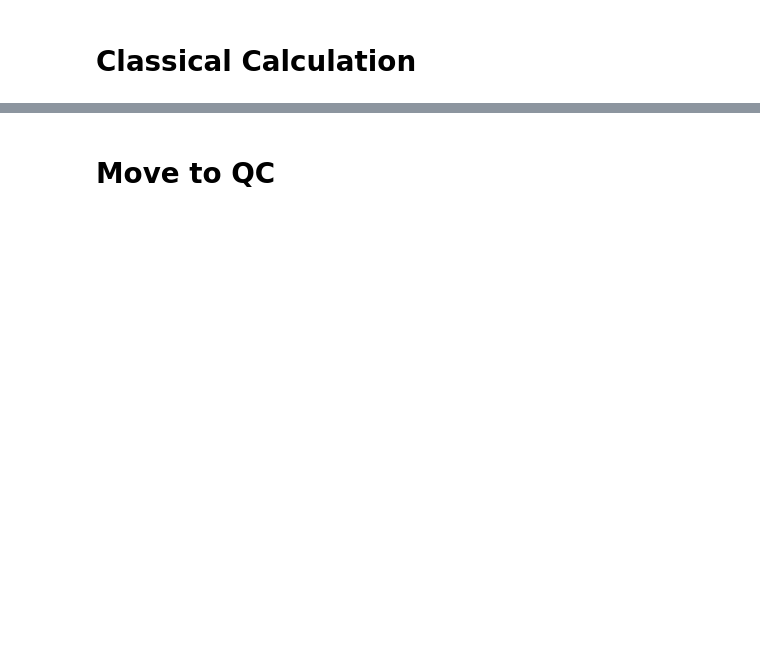
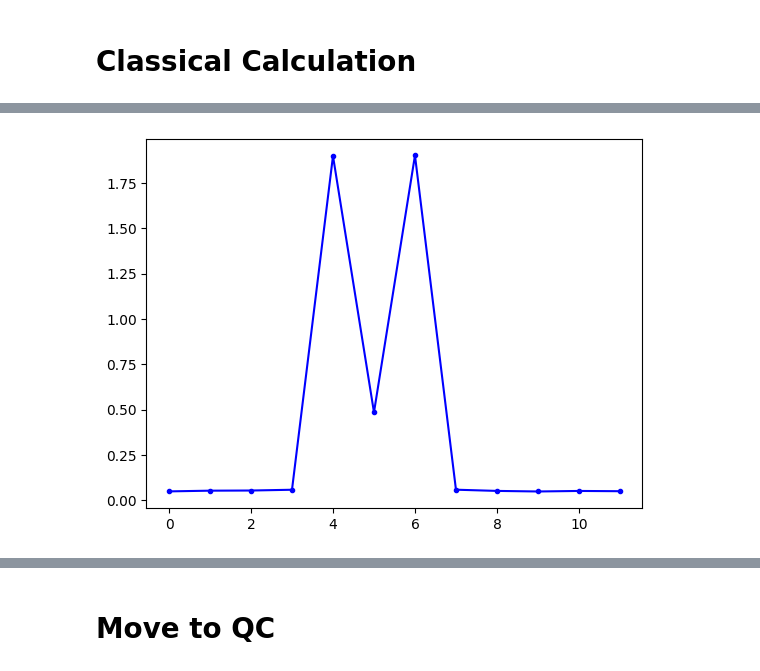
Before and after one commit to zhiyaol/string-breaking, a Jupyter notebook: Flow.ipynb, the cells around one changed output, grey strips where cells are left out. Saved outputs shown, nothing was run; the diff lists cells and outputs as text; code cells hidden in the pictures; blank space fills up the shorter version.

```diff
--- a/Flow.ipynb
+++ b/Flow.ipynb
@@ -29,5 +80,8 @@ initial = true_vac(activate(fake_vac))
+# %%
+Hf = sp.sparse.csr_matrix(np.real(Hfull(nQQ,m,g).to_matrix()))
 # %%
 # Time evolution. Evolve with e^(-iHt)
-
-t = 5
-final_state = sp.linalg.expm(-1j * Ham * t).dot(initial)
+final_state = sp.sparse.linalg.expm_multiply(-1j * Hf * 3, initial)
+plot_E_per_site(final_state,nQQ)
+# %% [output]
+[figure, added]
```
Also changed, not shown: parts of 14 cells of this notebook, 3 other files.
